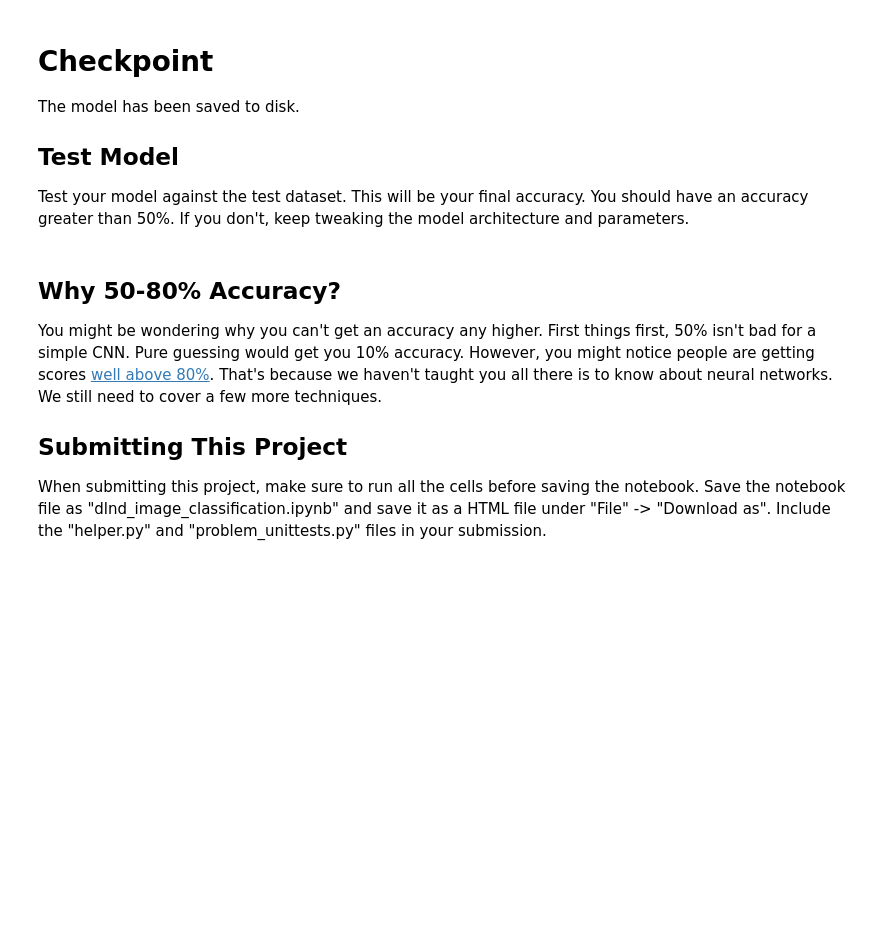
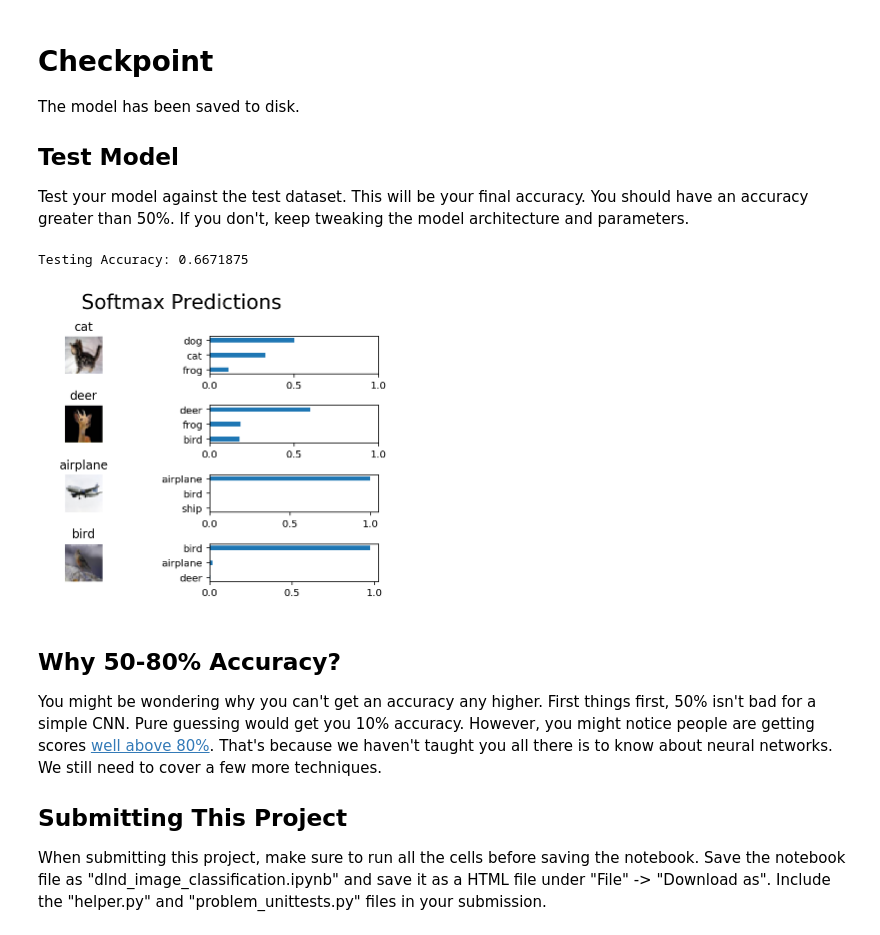
Before and after one commit to greg-ashby/deep-learning-nanodegree, a Jupyter notebook: image-classification/dlnd_image_classification.ipynb, the cells around one changed output. Cells and saved outputs as stored; diff of their text form; code cells hidden in the pictures; blank space fills up the shorter version.

```diff
--- a/image-classification/dlnd_image_classification.ipynb
+++ b/image-classification/dlnd_image_classification.ipynb
@@ -336,8 +336,13 @@ def output(x_tensor, num_outputs):
     : num_outputs: The number of output that the new tensor should be.
     : return: A 2-D tensor where the second dimension is num_outputs.
     """
+    shape_list = x_tensor.get_shape().as_list()
+    weights = tf.Variable(tf.truncated_normal((shape_list[1], num_outputs), mean=0.0, stddev=0.05))
+    bias = tf.Variable(tf.zeros(num_outputs))
+    fully_connected = tf.matmul(x_tensor, weights) + bias
 
-    return fully_conn(x_tensor, num_outputs)
+    # return without the activation here
+    return fully_connected
 
 
 """
@@ -473,8 +478,8 @@ def print_stats(session, feature_batch, label_batch, cost, accuracy):
     : cost: TensorFlow cost function
     : accuracy: TensorFlow accuracy function
     """
-    cost_stat = session.run(cost, {x:feature_batch, y:label_batch, keep_prob: 1.0})
-    accuracy_stat = session.run(accuracy, {x:feature_batch, y:label_batch, keep_prob: 1.0})
+    cost_stat = session.run(cost, {x:valid_features, y:valid_labels, keep_prob: 1.0})
+    accuracy_stat = session.run(accuracy, {x:valid_features, y:valid_labels, keep_prob: 1.0})
 
     print("Loss: {0:>6}, Accuracy: {1:>6.1%}".format(cost_stat, accuracy_stat))
 # %% [markdown]
@@ -575,7 +612,7 @@ def test_model():
     Test the saved model against the test dataset
     """
 
-    test_features, test_labels = pickle.load(open('preprocess_test.p', mode='rb'))
+    test_features, test_labels = pickle.load(open('preprocess_training.p', mode='rb'))
     loaded_graph = tf.Graph()
 
     with tf.Session(graph=loaded_graph) as sess:
@@ -584,33 +621,36 @@ def test_model():
         loader.restore(sess, save_model_path)
 
         # Get Tensors from loaded model
         loaded_x = loaded_graph.get_tensor_by_name('x:0')
         loaded_y = loaded_graph.get_tensor_by_name('y:0')
         loaded_keep_prob = loaded_graph.get_tensor_by_name('keep_prob:0')
         loaded_logits = loaded_graph.get_tensor_by_name('logits:0')
         loaded_acc = loaded_graph.get_tensor_by_name('accuracy:0')
 
         # Get accuracy in batches for memory limitations
         test_batch_acc_total = 0
         test_batch_count = 0
 
         for test_feature_batch, test_label_batch in helper.batch_features_labels(test_features, test_labels, batch_size):
             test_batch_acc_total += sess.run(
                 loaded_acc,
                 feed_dict={loaded_x: test_feature_batch, loaded_y: test_label_batch, loaded_keep_prob: 1.0})
             test_batch_count += 1
 
         print('Testing Accuracy: {}\n'.format(test_batch_acc_total/test_batch_count))
 
         # Print Random Samples
         random_test_features, random_test_labels = tuple(zip(*random.sample(list(zip(test_features, test_labels)), n_samples)))
         random_test_predictions = sess.run(
             tf.nn.top_k(tf.nn.softmax(loaded_logits), top_n_predictions),
             feed_dict={loaded_x: random_test_features, loaded_y: random_test_labels, loaded_keep_prob: 1.0})
         helper.display_image_predictions(random_test_features, random_test_labels, random_test_predictions)
 
 
 test_model()
+# %% [output]
+Testing Accuracy: 0.6671875
+[figure, added]
 # %% [markdown]
 ## Why 50-80% Accuracy?
 You might be wondering why you can't get an accuracy any higher. First things first, 50% isn't bad for a simple CNN.  Pure guessing would get you 10% accuracy. However, you might notice people are getting scores [well above 80%](http://rodrigob.github.io/are_we_there_yet/build/classification_datasets_results.html#43494641522d3130).  That's because we haven't taught you all there is to know about neural networks. We still need to cover a few more techniques.
```
Also changed, not shown: parts of 2 cells of this notebook, 2 other files.
